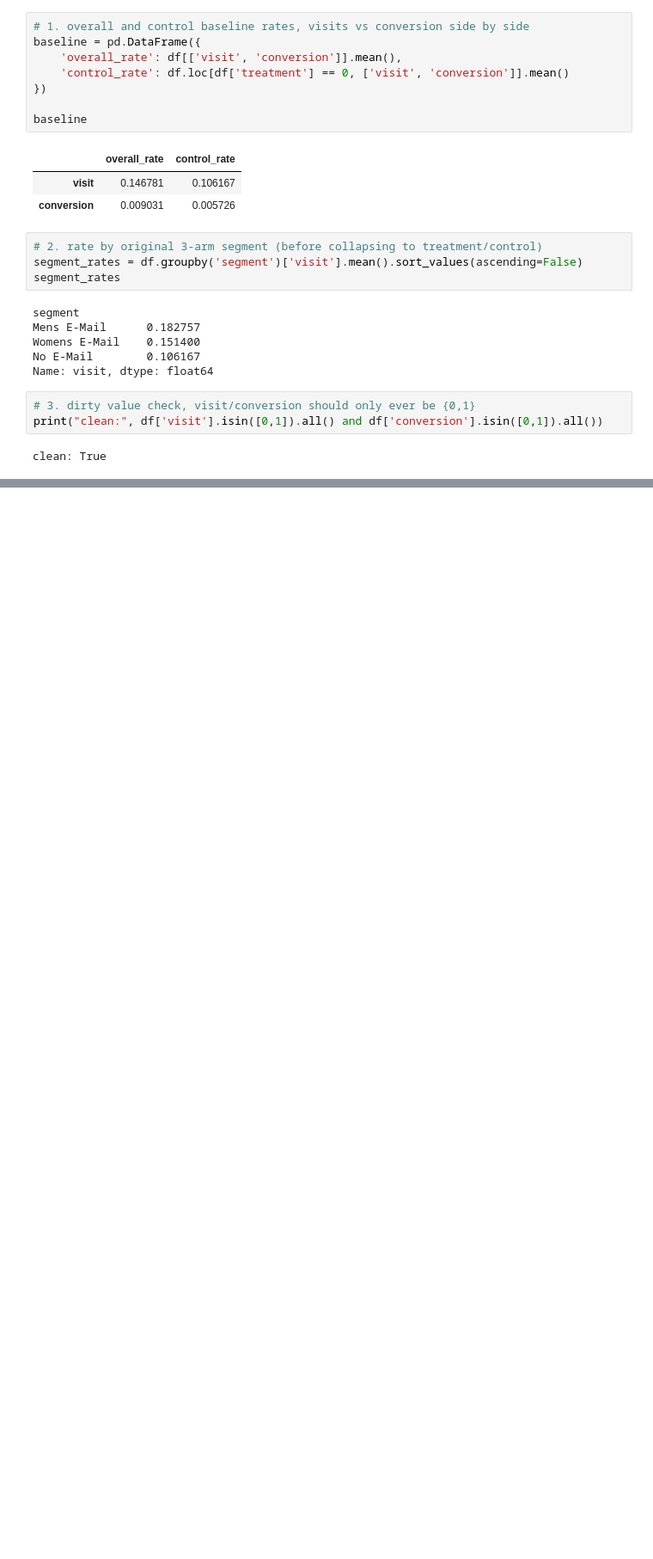
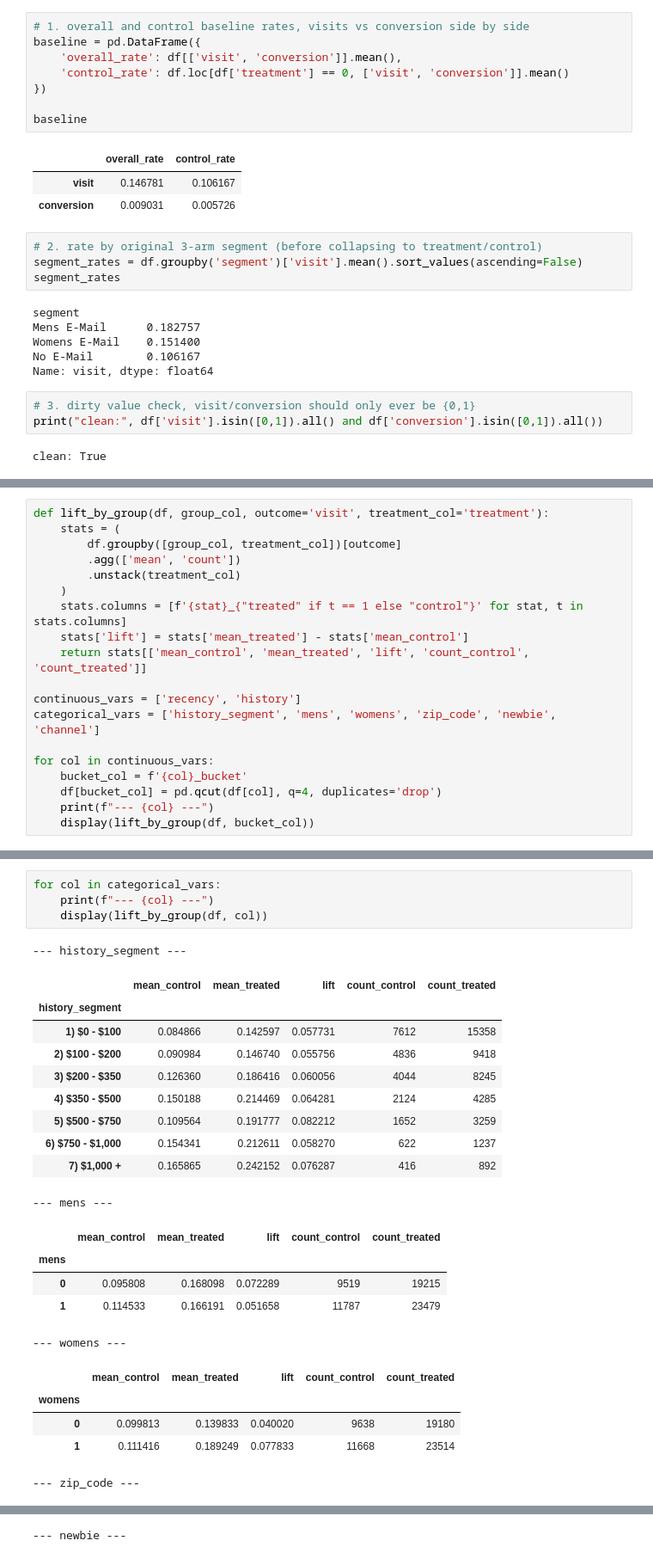
Before and after one commit to ChunLiuNY/hillstrom-uplift-model, a Jupyter notebook: uplift_modeling.ipynb, the cells around one changed output, grey strips where cells are left out. Shown at 86% size. Saved outputs shown, nothing was run; the diff lists cells and outputs as text; blank space fills up the shorter version.

```diff
--- a/uplift_modeling.ipynb
+++ b/uplift_modeling.ipynb
@@ -222,0 +222,19 @@ plt.show()
+# %%
+def lift_by_group(df, group_col, outcome='visit', treatment_col='treatment'):
+    stats = (
+        df.groupby([group_col, treatment_col])[outcome]
+        .agg(['mean', 'count'])
+        .unstack(treatment_col)
+    )
+    stats.columns = [f'{stat}_{"treated" if t == 1 else "control"}' for stat, t in stats.columns]
+    stats['lift'] = stats['mean_treated'] - stats['mean_control']
+    return stats[['mean_control', 'mean_treated', 'lift', 'count_control', 'count_treated']]
+
+continuous_vars = ['recency', 'history']
+categorical_vars = ['history_segment', 'mens', 'womens', 'zip_code', 'newbie', 'channel']
+
+for col in continuous_vars:
+    bucket_col = f'{col}_bucket'
+    df[bucket_col] = pd.qcut(df[col], q=4, duplicates='drop')
+    print(f"--- {col} ---")
+    display(lift_by_group(df, bucket_col))
@@ -222,0 +256,26 @@ plt.show()
+# %%
+for col in categorical_vars:
+    print(f"--- {col} ---")
+    display(lift_by_group(df, col))
+# %% [output]
+--- history_segment ---
+|  | mean_control | mean_treated | lift | count_control | count_treated |
+| history_segment |  |  |  |  |  |
+| 1) $0 - $100 | 0.084866 | 0.142597 | 0.057731 | 7612 | 15358 |
+| 2) $100 - $200 | 0.090984 | 0.146740 | 0.055756 | 4836 | 9418 |
+| 3) $200 - $350 | 0.126360 | 0.186416 | 0.060056 | 4044 | 8245 |
+| 4) $350 - $500 | 0.150188 | 0.214469 | 0.064281 | 2124 | 4285 |
+| 5) $500 - $750 | 0.109564 | 0.191777 | 0.082212 | 1652 | 3259 |
+| 6) $750 - $1,000 | 0.154341 | 0.212611 | 0.058270 | 622 | 1237 |
+| 7) $1,000 + | 0.165865 | 0.242152 | 0.076287 | 416 | 892 |
+--- mens ---
+|  | mean_control | mean_treated | lift | count_control | count_treated |
+| mens |  |  |  |  |  |
+| 0 | 0.095808 | 0.168098 | 0.072289 | 9519 | 19215 |
+| 1 | 0.114533 | 0.166191 | 0.051658 | 11787 | 23479 |
+--- womens ---
+|  | mean_control | mean_treated | lift | count_control | count_treated |
+| womens |  |  |  |  |  |
+| 0 | 0.099813 | 0.139833 | 0.040020 | 9638 | 19180 |
+| 1 | 0.111416 | 0.189249 | 0.077833 | 11668 | 23514 |
+--- zip_code ---
@@ -222,0 +287 @@ plt.show()
+--- newbie ---
```
Also changed, not shown: parts of 6 cells of this notebook.
